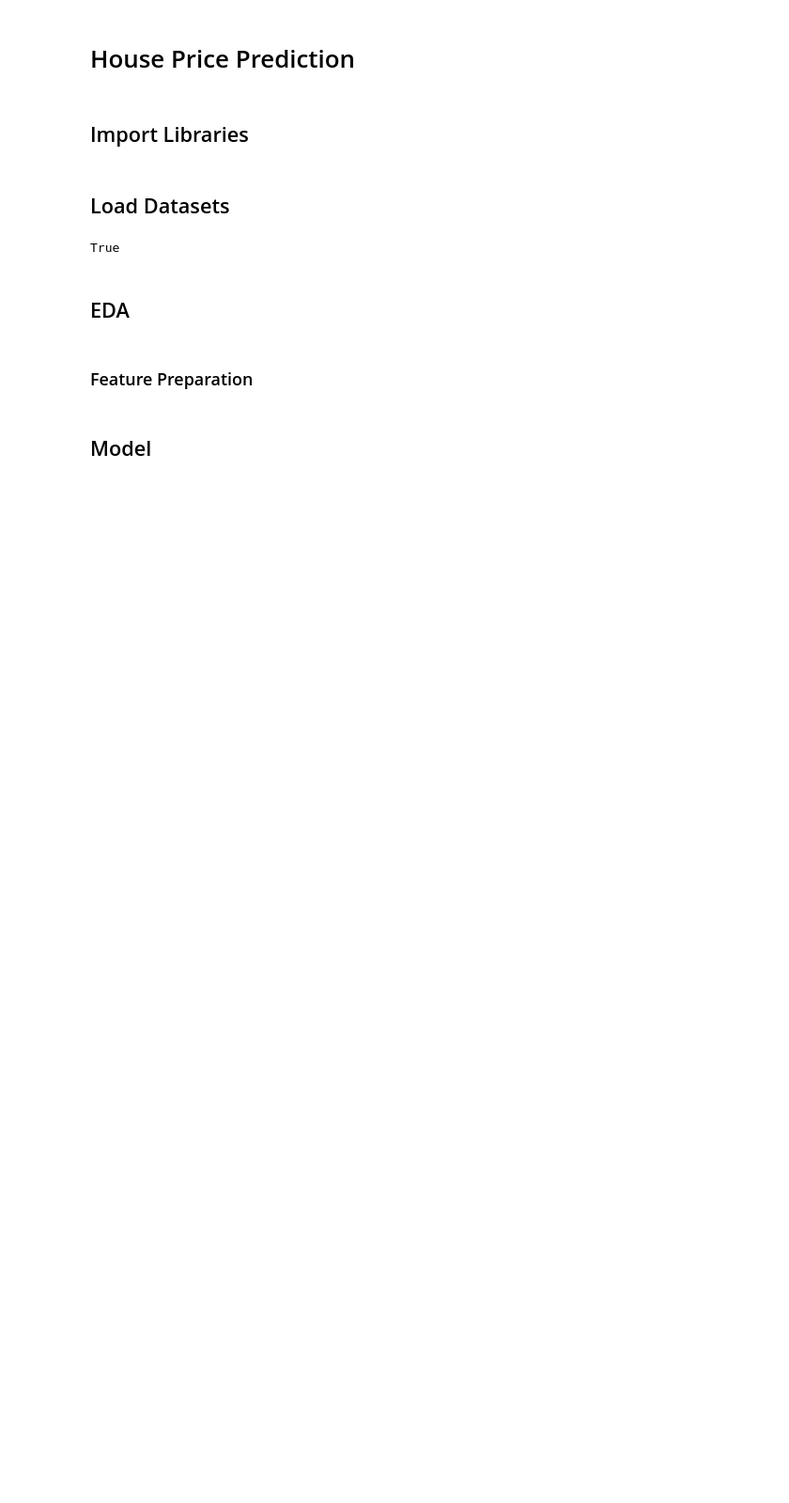
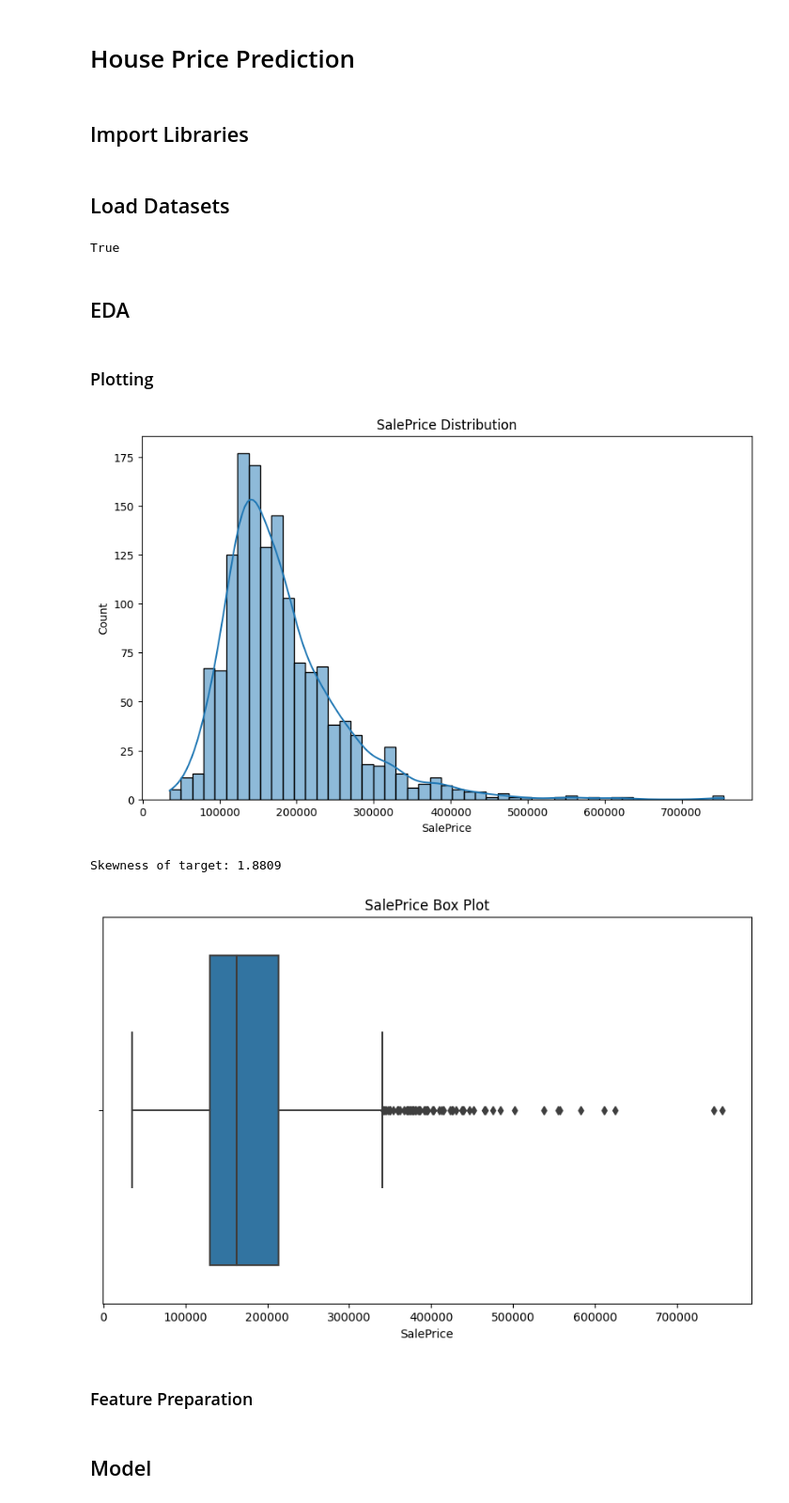
Before and after one commit to JosePabloGFnl/house-price-prediction, a Jupyter notebook: house-price-prediction.ipynb, the cells around one changed output. Shown at 94% size. Cells and saved outputs as stored; diff of their text form; code cells hidden in the pictures; blank space fills up the shorter version.

Commit message:
Plotting Objective Function

```diff
--- a/house-price-prediction.ipynb
+++ b/house-price-prediction.ipynb
@@ -29,6 +34,27 @@ y = train['SalePrice']
 X_test = test
 # %% [markdown]
 ## EDA
+# %% [markdown]
+### Plotting
+# %%
+plt.figure(figsize=(10, 6))
+sns.histplot(y, kde=True)
+plt.title('SalePrice Distribution')
+plt.show()
+
+# Check for skewness
+skewness = stats.skew(y)
+print(f"Skewness of target: {skewness:.4f}")
+
+# Box plot
+plt.figure(figsize=(10, 6))
+sns.boxplot(x=y)
+plt.title('SalePrice Box Plot')
+plt.show()
+# %% [output]
+[figure, added]
+Skewness of target: 1.8809
+[figure, added]
 # %%
 numerical_features = [name for name, typ in X.dtypes.items() if typ in ['float64', 'int64']]
 categorical_features = [name for name, typ in X.dtypes.items() if typ == 'object']
```
Also changed, not shown: parts of 3 cells of this notebook.
